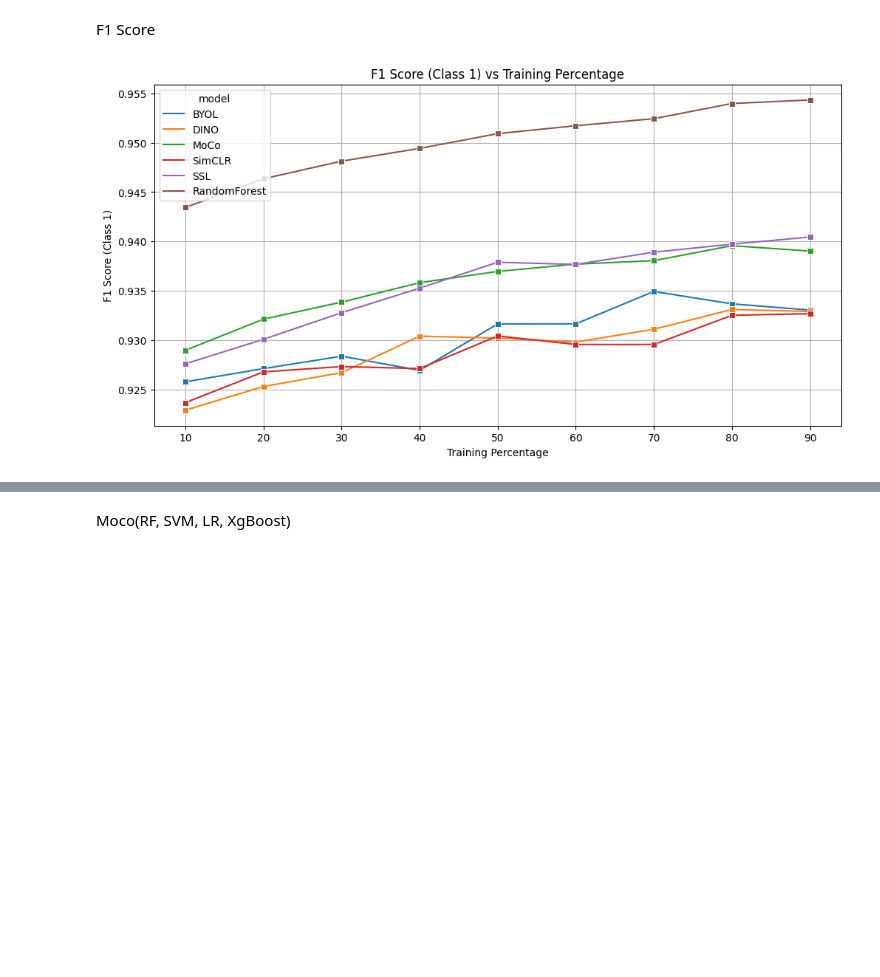
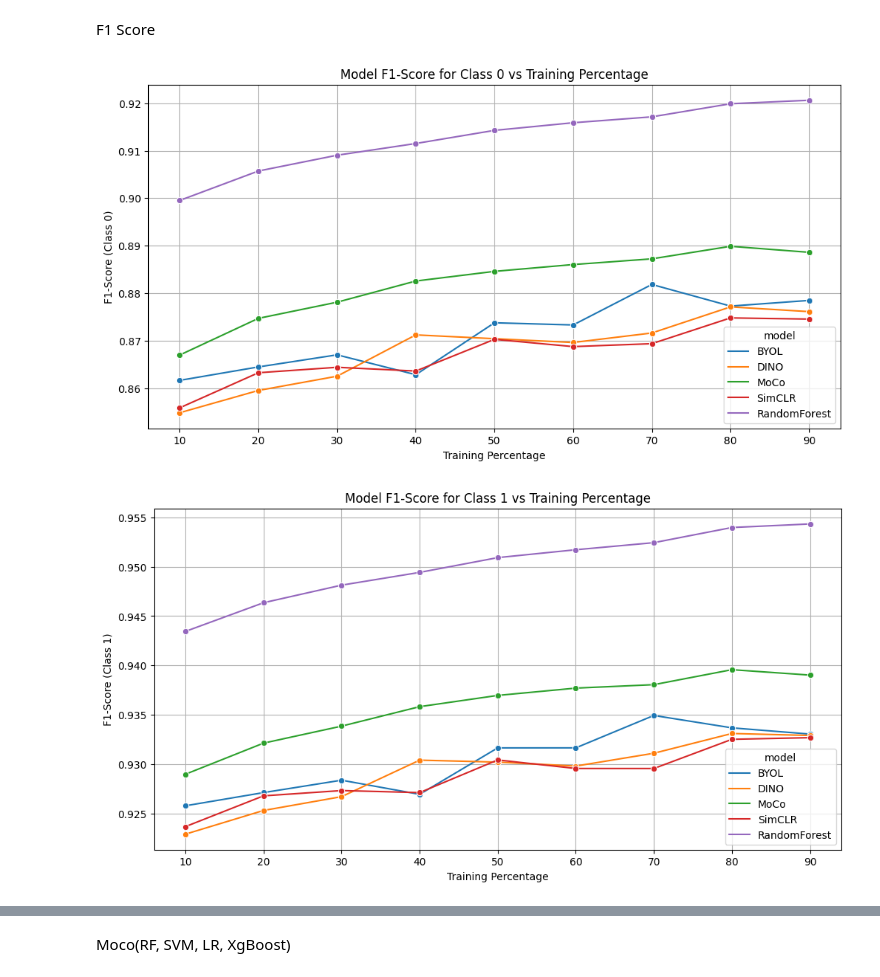
Before and after one commit to shuvookd/Thesis_MSc, a Jupyter notebook: comparison-output-final.ipynb, the cells around one changed output, grey strips where cells are left out. Drawn from its saved outputs; the diff is of its cells as text; code cells hidden in the pictures; blank space fills up the shorter version.

```diff
--- a/comparison-output-final.ipynb
+++ b/comparison-output-final.ipynb
@@ -23,9 +27,4 @@ Downstream Classifier use as Random Forest
 # %%
-import pandas as pd
-import numpy as np
-import matplotlib.pyplot as plt
-import seaborn as sns
-
 def extract_best(df, model_name):
     best = df.groupby(['train_pct', 'test_pct']).apply(
         lambda g: g.loc[g['accuracy'].idxmax()]
@@ -33,28 +32,25 @@ def extract_best(df, model_name):
     best['model'] = model_name
     return best[['train_pct', 'test_pct', 'accuracy', 'f1_class_0', 'f1_class_1', 'model']]
 
+# Extract the best results for each model
 byol_best = extract_best(byol, 'BYOL')
 dino_best = extract_best(dino, 'DINO')
 moco_best = extract_best(moco, 'MoCo')
 simclr_best = extract_best(simclr, 'SimCLR')
 
-
-
-# SSL
-ssl['model'] = 'SSL'
-ssl = ssl[['train_pct', 'test_pct', 'accuracy', 'f1_class_0', 'f1_class_1', 'model']]
-
-# RF
+# RF Data Preparation
 rf[['train_pct', 'test_pct']] = rf['Unnamed: 0'].str.split(':', expand=True).astype(int)
 rf.rename(columns={'f1_0': 'f1_class_0', 'f1_1': 'f1_class_1'}, inplace=True)
 rf['model'] = 'RandomForest'
 rf = rf[['train_pct', 'test_pct', 'accuracy', 'f1_class_0', 'f1_class_1', 'model']]
 
+# Combine all best results into one DataFrame
 all_models = pd.concat([
-    byol_best, dino_best, moco_best, simclr_best, ssl, rf
+    byol_best, dino_best, moco_best, simclr_best, rf
 ], ignore_index=True)
 
-plt.figure(figsize=(12,6))
+# Plot model accuracy vs training percentage
+plt.figure(figsize=(12, 6))
 sns.lineplot(data=all_models, x='train_pct', y='accuracy', hue='model', marker='o')
 plt.title("Model Accuracy vs Training Percentage")
 plt.xlabel("Training Percentage")
@@ -66,12 +62,23 @@ plt.show()
 # %% [markdown]
 F1 Score
 # %%
-plt.figure(figsize=(12,6))
-sns.lineplot(data=all_models, x='train_pct', y='f1_class_1', hue='model', marker='s')
-plt.title("F1 Score (Class 1) vs Training Percentage")
+# Plot F1-score for Class 0
+plt.figure(figsize=(12, 6))
+sns.lineplot(data=all_models, x='train_pct', y='f1_class_0', hue='model', marker='o')
+plt.title("Model F1-Score for Class 0 vs Training Percentage")
 plt.xlabel("Training Percentage")
-plt.ylabel("F1 Score (Class 1)")
+plt.ylabel("F1-Score (Class 0)")
 plt.grid(True)
 plt.show()
+
+# Plot F1-score for Class 1
+plt.figure(figsize=(12, 6))
+sns.lineplot(data=all_models, x='train_pct', y='f1_class_1', hue='model', marker='o')
+plt.title("Model F1-Score for Class 1 vs Training Percentage")
+plt.xlabel("Training Percentage")
+plt.ylabel("F1-Score (Class 1)")
+plt.grid(True)
+plt.show()
 # %% [output]
-[figure, old version]
+[figure, new version]
+[figure, added]
```
Also changed, not shown: parts of 37 cells of this notebook.
